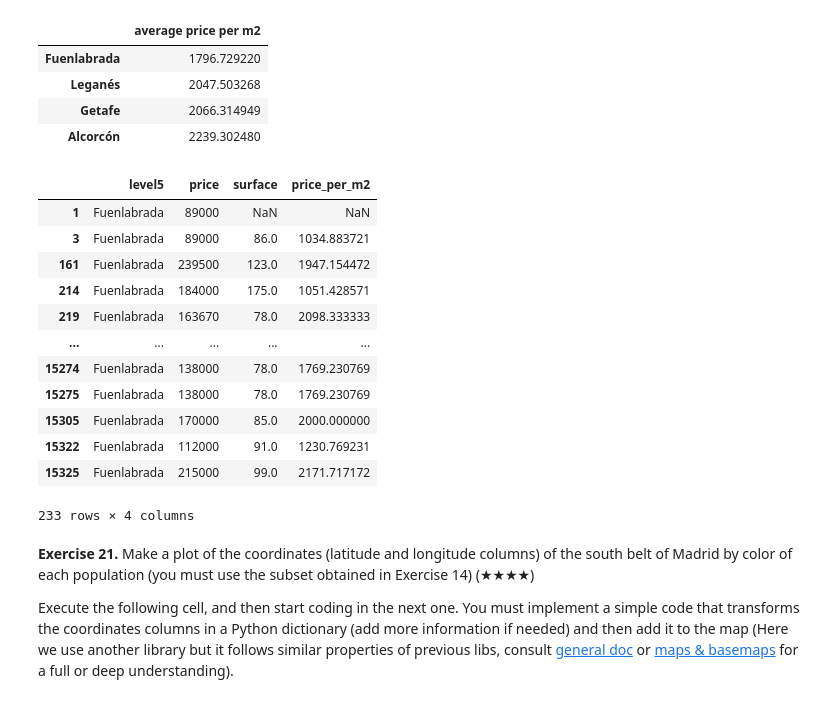
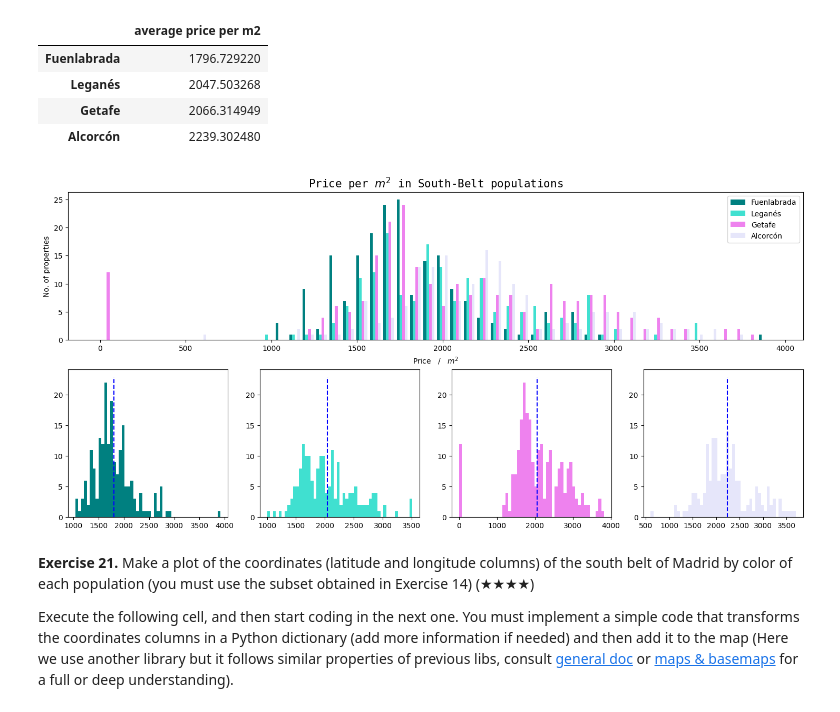
Before and after one commit to Caavlier/Proyect-RealState, a Jupyter notebook: Real_Estate_Clean_Up_Project_0.ipynb, the cells around one changed output. Drawn from its saved outputs; the diff is of its cells as text; code cells hidden in the pictures.

Commit message:
Ex20. Histograms price/m2 in south belt populations

```diff
--- a/Real_Estate_Clean_Up_Project_0.ipynb
+++ b/Real_Estate_Clean_Up_Project_0.ipynb
@@ -906,26 +907,35 @@ names_var = ['Fue', 'Leg', 'Get', 'Alc']
 for j, pop in enumerate(names_var):
     globals()[pop] = pps[j] # EQUIVALENTE: Fue=pps[0], Leg=pps[1], etc. OR THE BEST OPTION ----> Fue, Leg, Get, Alc = pps
 #-------------------------------------------------------------------------------------------------------------------------
-# %%
-Fue, Leg, Get, Alc = pps
-
-# 4-histograms
-# 4-scatter plots
-# 4-price vs. surface scatter plot
-# %% [output]
-|  | level5 | price | surface | price_per_m2 |
-| 1 | Fuenlabrada | 89000 | NaN | NaN |
-| 3 | Fuenlabrada | 89000 | 86.0 | 1034.883721 |
-| 161 | Fuenlabrada | 239500 | 123.0 | 1947.154472 |
-| 214 | Fuenlabrada | 184000 | 175.0 | 1051.428571 |
-| 219 | Fuenlabrada | 163670 | 78.0 | 2098.333333 |
-| ... | ... | ... | ... | ... |
-| 15274 | Fuenlabrada | 138000 | 78.0 | 1769.230769 |
-| 15275 | Fuenlabrada | 138000 | 78.0 | 1769.230769 |
-| 15305 | Fuenlabrada | 170000 | 85.0 | 2000.000000 |
-| 15322 | Fuenlabrada | 112000 | 91.0 | 1230.769231 |
-| 15325 | Fuenlabrada | 215000 | 99.0 | 2171.717172 |
-233 rows × 4 columns
+# %%
+Fue, Leg, Get, Alc = pps
+colors = ['teal', 'turquoise', 'violet', 'lavender']
+data = [Fue['price_per_m2'], Leg['price_per_m2'], Get['price_per_m2'], Alc['price_per_m2']]
+
+# Histogram price/m2
+fig = plt.figure(figsize=(18,8))
+ax1 = fig.add_subplot(211)
+ax1.hist(data, bins=50, label=populations, color=colors)
+
+for i in {1,2,3,4}:
+  axi = fig.add_subplot(2,4,i+4)
+  axi.hist(data[i-1], bins=50, color=colors[i-1])
+  axi.plot([meanspps[populations[i-1]],meanspps[populations[i-1]]],[0,23], '--b', linewidth=1.5) # Mean dashed line
+
+
+# Legends
+ax1.set_title(r'Price per $m^2$ in South-Belt populations', fontsize=15, fontfamily='monospace')
+ax1.set_xlabel(r'Price   /   $m^2$')
+ax1.set_ylabel("No. of properties")
+ax1.legend()
+
+
+
+plt.show()
+# 4-scatter plots: price/m2 vs. price/m2
+# 4-scatter plots: price vs. surface
+# %% [output]
+[figure, added]
 # %% [markdown]
 **Exercise 21.** Make a plot of the coordinates (latitude and longitude columns) of the south belt of Madrid by color of each population (you must use the subset obtained in Exercise 14) (★★★★)
 
```
Also changed, not shown: parts of 1 cell of this notebook.
